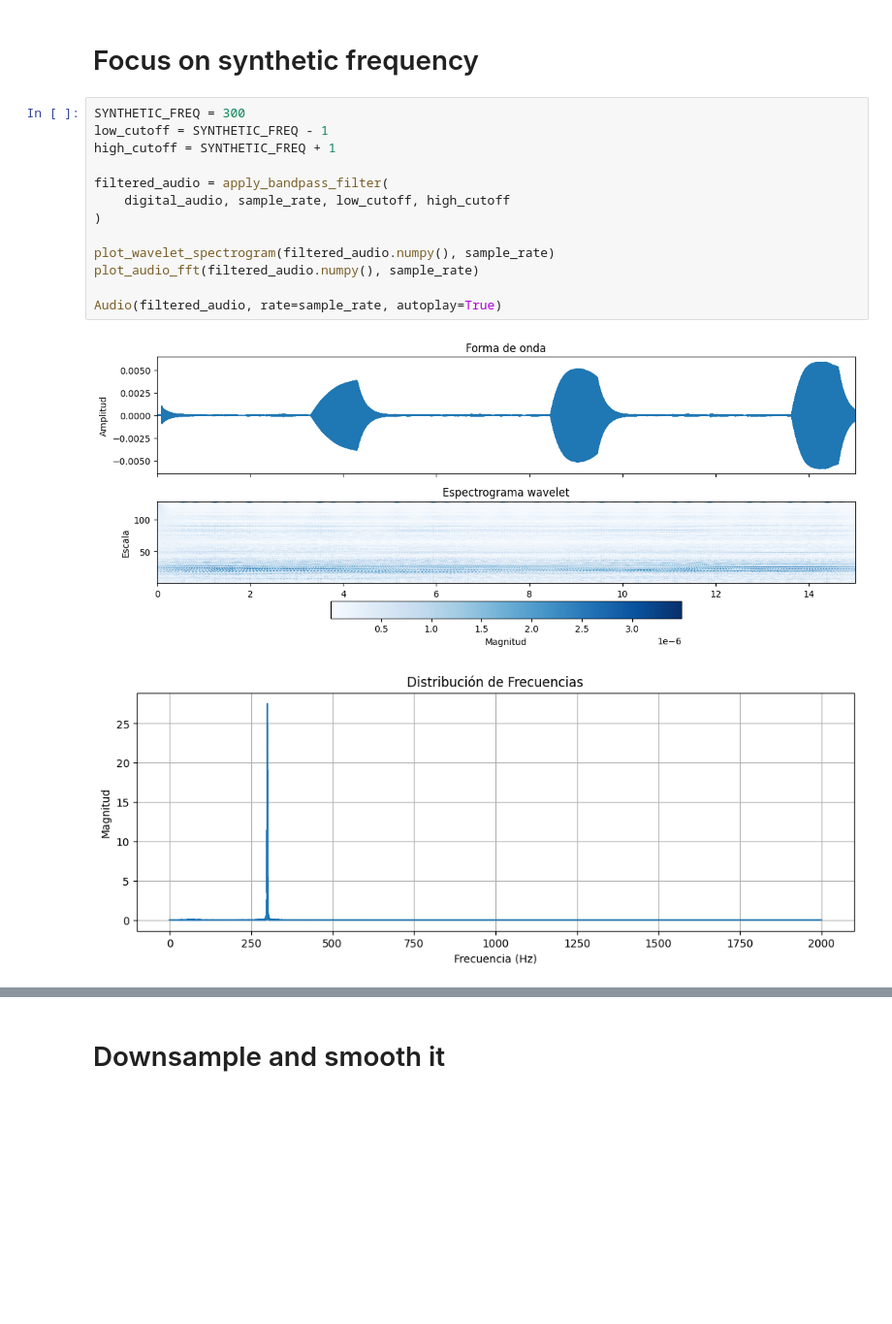
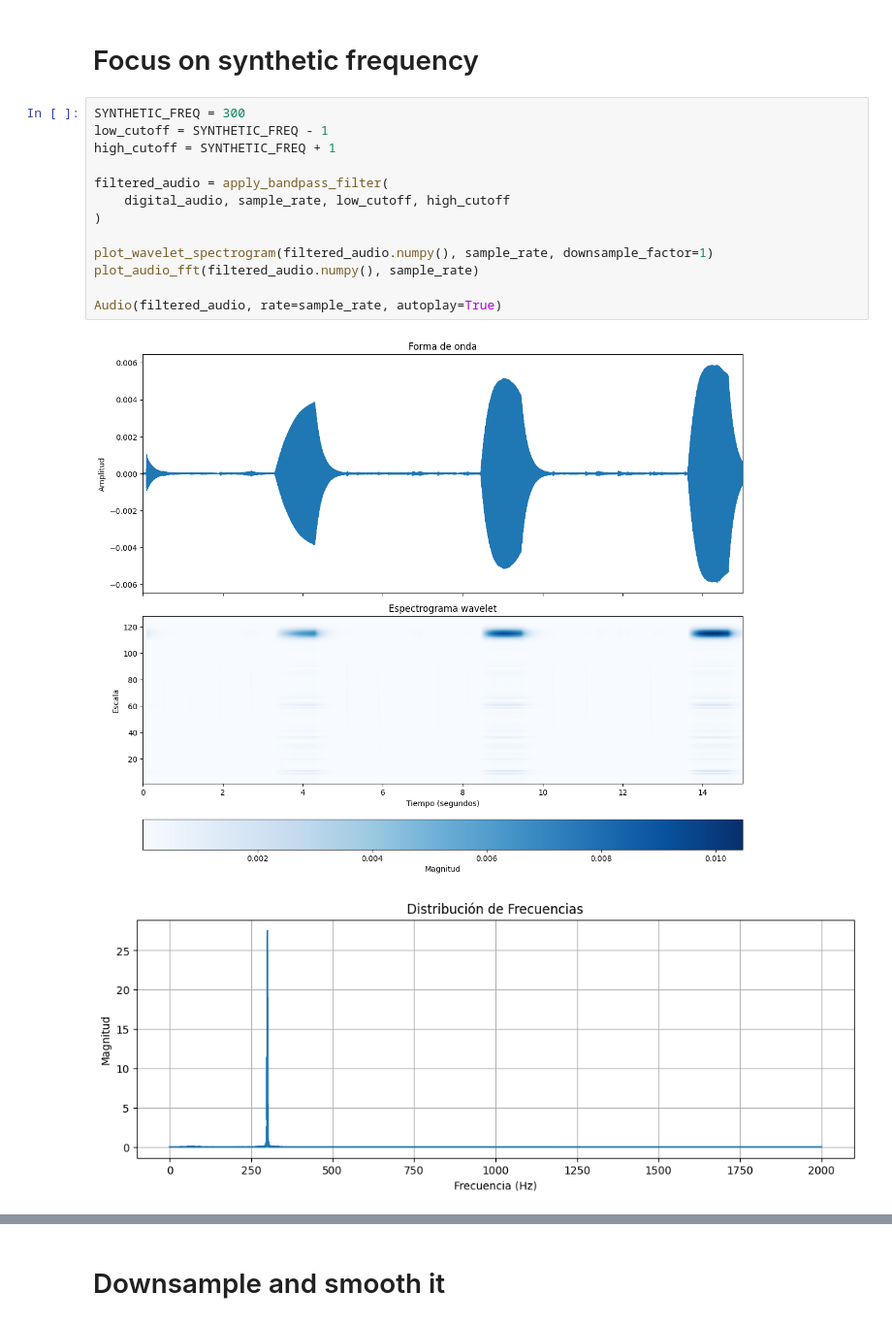
Before and after one commit to Afroefras/coratech, a Jupyter notebook: notebooks/trigger_notification_digital.ipynb, the cells around one changed output, grey strips where cells are left out. Shown at 97% size. Cells and saved outputs as stored; diff of their text form; blank space fills up the shorter version.

```diff
--- a/notebooks/trigger_notification_digital.ipynb
+++ b/notebooks/trigger_notification_digital.ipynb
@@ -33,18 +33,18 @@ Sample rate:  4000
 # %%
 SYNTHETIC_FREQ = 300
 low_cutoff = SYNTHETIC_FREQ - 1
 high_cutoff = SYNTHETIC_FREQ + 1
 
 filtered_audio = apply_bandpass_filter(
     digital_audio, sample_rate, low_cutoff, high_cutoff
 )
 
-plot_wavelet_spectrogram(filtered_audio.numpy(), sample_rate)
+plot_wavelet_spectrogram(filtered_audio.numpy(), sample_rate, downsample_factor=1)
 plot_audio_fft(filtered_audio.numpy(), sample_rate)
 
 Audio(filtered_audio, rate=sample_rate, autoplay=True)
 # %% [output]
-[figure, old version]
+[figure, new version]
 [figure]
 [interactive output not drawn]
 # %% [markdown]
```
Also changed, not shown: parts of 2 cells of this notebook, 1 other file.
